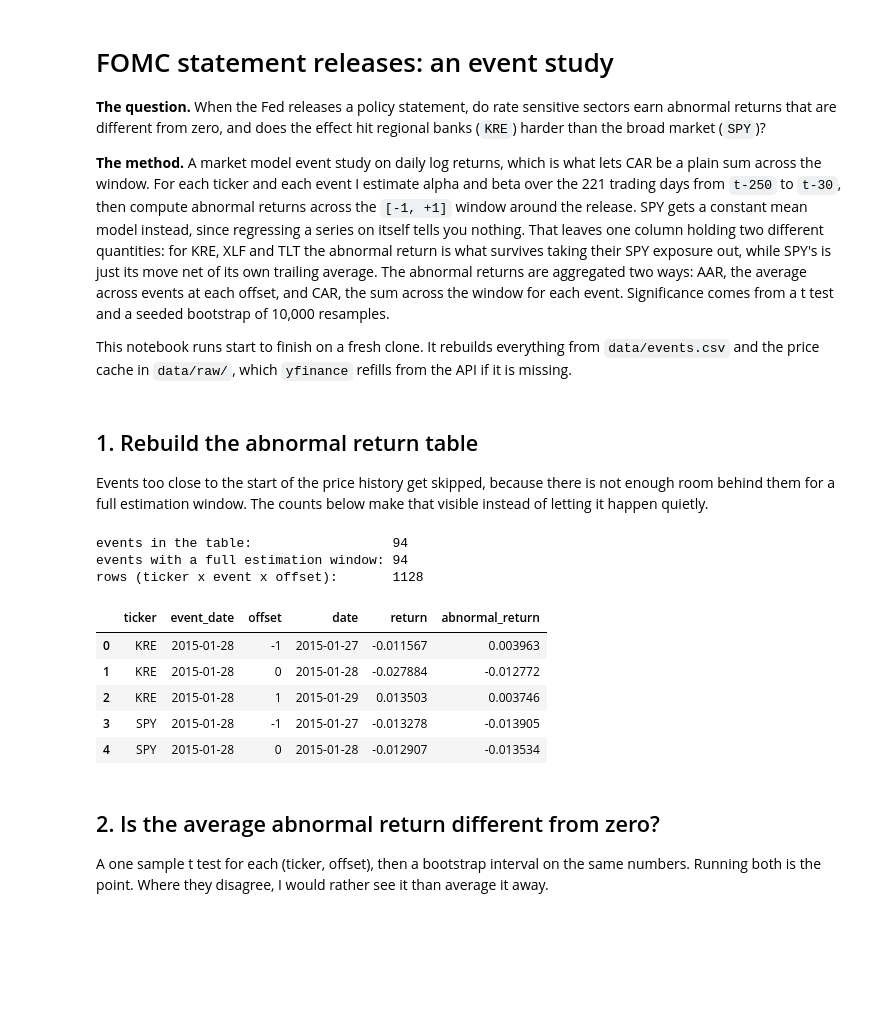
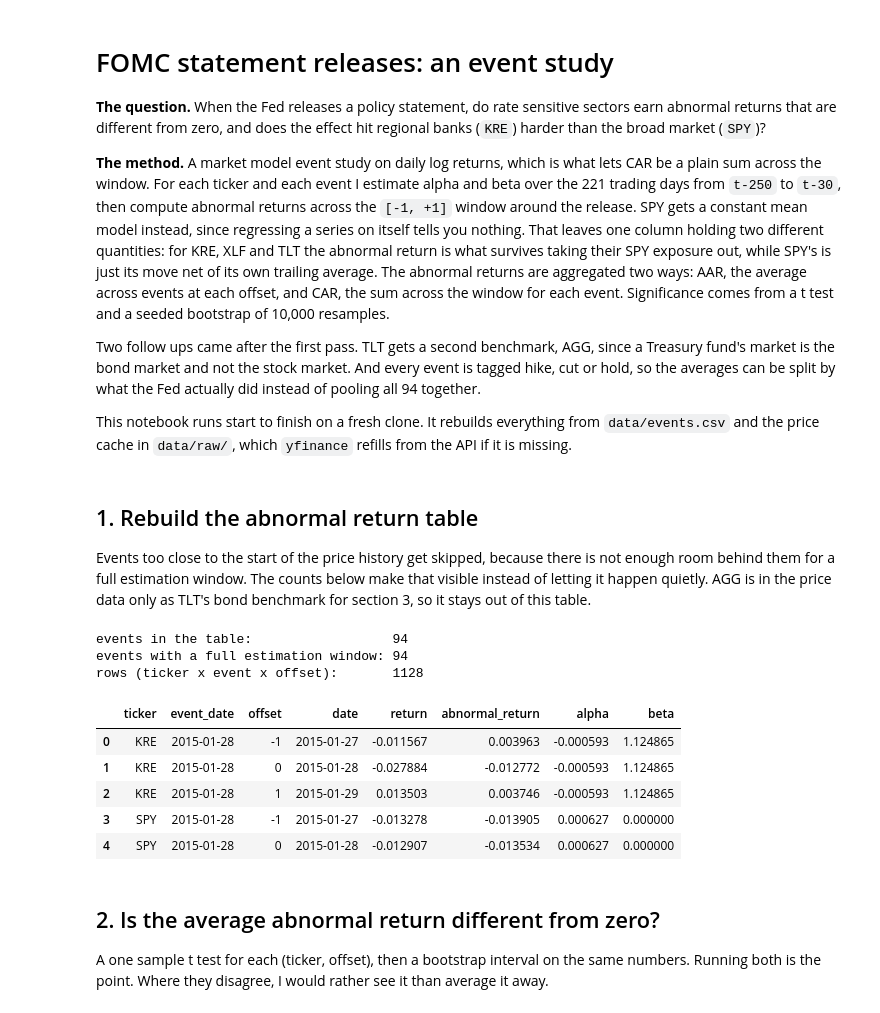
Before and after one commit to austi20/fomc-event-study, a Jupyter notebook: notebooks/01_event_study.ipynb, the cells around one changed output. Drawn from its saved outputs; the diff is of its cells as text; code cells hidden in the pictures; blank space fills up the shorter version.

```diff
--- a/notebooks/01_event_study.ipynb
+++ b/notebooks/01_event_study.ipynb
@@ -17,6 +17,11 @@ returns are aggregated two ways: AAR, the average across events at each offset,
 and CAR, the sum across the window for each event. Significance comes from a t
 test and a seeded bootstrap of 10,000 resamples.
 
+Two follow ups came after the first pass. TLT gets a second benchmark, AGG, since a
+Treasury fund's market is the bond market and not the stock market. And every
+event is tagged hike, cut or hold, so the averages can be split by what the Fed
+actually did instead of pooling all 94 together.
+
 This notebook runs start to finish on a fresh clone. It rebuilds everything from
 `data/events.csv` and the price cache in `data/raw/`, which `yfinance` refills
 from the API if it is missing.
@@ -44,28 +49,29 @@ pd.set_option("display.width", 120)
 
 Events too close to the start of the price history get skipped, because there is
 not enough room behind them for a full estimation window. The counts below make
-that visible instead of letting it happen quietly.
+that visible instead of letting it happen quietly. AGG is in the price data only
+as TLT's bond benchmark for section 3, so it stays out of this table.
 # %%
 events = pd.read_csv(EVENTS_CSV)
 returns = to_log_returns(fetch_prices())
 
-ar = abnormal_returns(returns, events)
+ar = abnormal_returns(returns.drop(columns=BOND_MARKET_TICKER), events)
 car = cumulative_abnormal_returns(ar)
 
 print(f"events in the table:                  {len(events)}")
 print(f"events with a full estimation window: {ar['event_date'].nunique()}")
 print(f"rows (ticker x event x offset):       {len(ar)}")
 ar.head()
 # %% [output]
 events in the table:                  94
 events with a full estimation window: 94
 rows (ticker x event x offset):       1128
-|  | ticker | event_date | offset | date | return | abnormal_return |
-| 0 | KRE | 2015-01-28 | -1 | 2015-01-27 | -0.011567 | 0.003963 |
-| 1 | KRE | 2015-01-28 | 0 | 2015-01-28 | -0.027884 | -0.012772 |
-| 2 | KRE | 2015-01-28 | 1 | 2015-01-29 | 0.013503 | 0.003746 |
-| 3 | SPY | 2015-01-28 | -1 | 2015-01-27 | -0.013278 | -0.013905 |
-| 4 | SPY | 2015-01-28 | 0 | 2015-01-28 | -0.012907 | -0.013534 |
+|  | ticker | event_date | offset | date | return | abnormal_return | alpha | beta |
+| 0 | KRE | 2015-01-28 | -1 | 2015-01-27 | -0.011567 | 0.003963 | -0.000593 | 1.124865 |
+| 1 | KRE | 2015-01-28 | 0 | 2015-01-28 | -0.027884 | -0.012772 | -0.000593 | 1.124865 |
+| 2 | KRE | 2015-01-28 | 1 | 2015-01-29 | 0.013503 | 0.003746 | -0.000593 | 1.124865 |
+| 3 | SPY | 2015-01-28 | -1 | 2015-01-27 | -0.013278 | -0.013905 | 0.000627 | 0.000000 |
+| 4 | SPY | 2015-01-28 | 0 | 2015-01-28 | -0.012907 | -0.013534 | 0.000627 | 0.000000 |
 # %% [markdown]
 ## 2. Is the average abnormal return different from zero?
 
```
Also changed, not shown: parts of 14 cells of this notebook, 17 other files.
